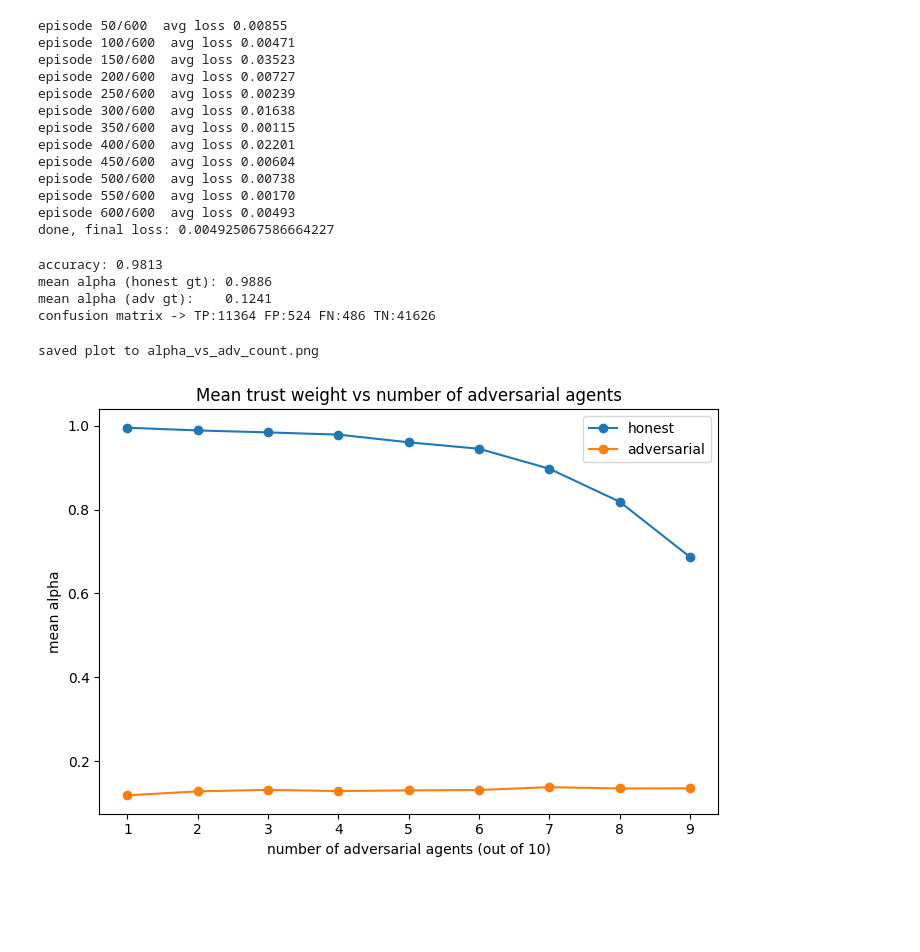
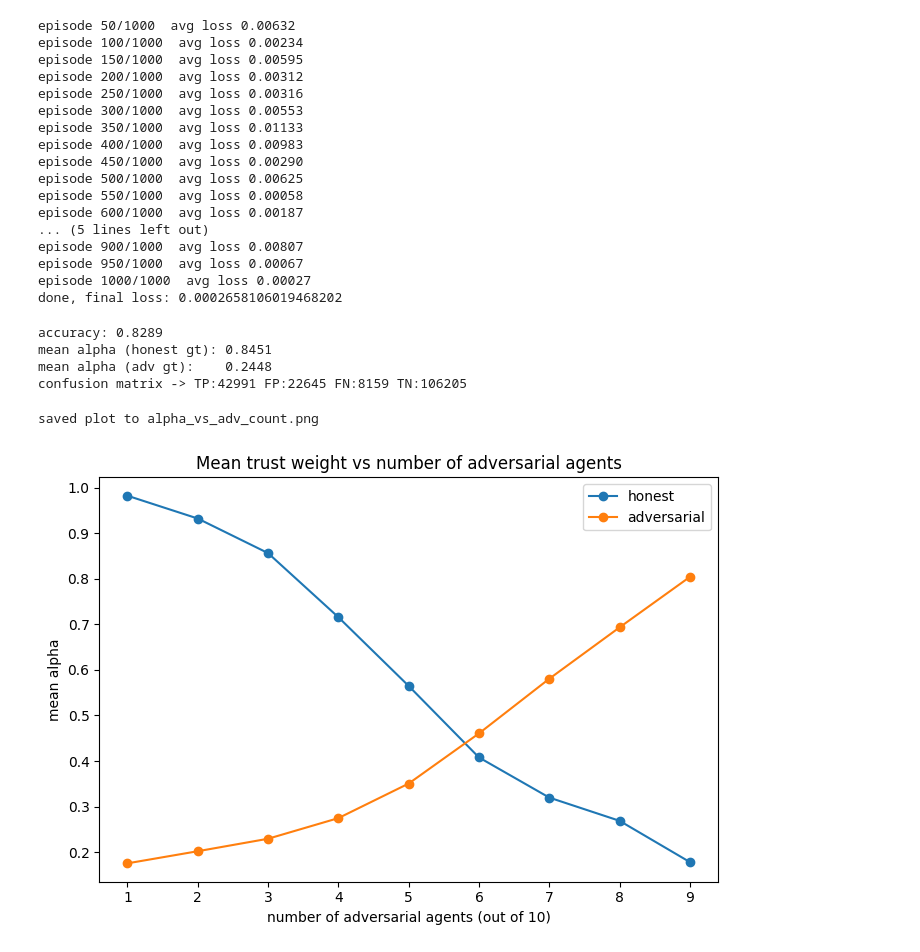
Before and after one commit to sidhu2690/MARL, a Jupyter notebook: Trust_Learning.ipynb, the cells around one changed output. Cells and saved outputs as stored; diff of their text form; code cells hidden in the pictures; blank space fills up the shorter version.

```diff
--- a/Trust_Learning.ipynb
+++ b/Trust_Learning.ipynb
@@ -8,13 +8,13 @@ import matplotlib.pyplot as plt
 
 GRID = 12
 N_ROBOTS = 12
-ADV_FRAC_MAX = 0.9
+ADV_FRAC_MAX = 0.5
 STEPS = 150
 EPSILON = 0.05
 CONTRA_THRESH = 0.2
-EPISODES = 600
+EPISODES = 1000
 LR = 2e-3
-SEED = 0
+SEED = 10
 
 rng = np.random.default_rng(SEED)
 torch.manual_seed(SEED)
@@ -48,13 +48,13 @@ def random_walk(grid, steps):
     cells.append(tuple(pos))
   return cells
 
-def report_value(true_val, adversarial):
-  if adversarial:
-    val = true_val + rng.choice([-1, 1]) * rng.uniform(0.3, 0.6)
-    val += rng.normal(0, 0.1)
-  else:
-    val = true_val + rng.normal(0, 0.02)
-  return float(np.clip(val, 0, 1))
+def report_value(true_val, adversarial, cell):
+    if adversarial:
+        bias_sign = 1 if (hash(cell) % 2 == 0) else -1
+        val = true_val + bias_sign * rng.uniform(0.15, 0.3) + rng.normal(0, 0.05)
+    else:
+        val = true_val + rng.normal(0, 0.02)
+    return float(np.clip(val, 0, 1))
 # %%
 class AlphaNet(nn.Module):
   def __init__(self):
@@ -89,7 +89,7 @@ for ep in range(EPISODES):
     touched_cells = set()
     for i in range(N_ROBOTS):
       cell = walks[i][t]
-      r_i = report_value(G[cell], is_adversarial[i])
+      r_i = report_value(G[cell], is_adversarial[i], cell)
       others = cell_reports.get(cell, [])
       if len(others) > 0:
         residuals = [abs(r_i - r_j) for _, r_j in others]
@@ -126,25 +126,29 @@ for ep in range(EPISODES):
 
 print("done, final loss:", loss_history[-1])
 # %% [output]
-episode 50/600  avg loss 0.00855
-episode 100/600  avg loss 0.00471
-episode 150/600  avg loss 0.03523
-episode 200/600  avg loss 0.00727
-episode 250/600  avg loss 0.00239
-episode 300/600  avg loss 0.01638
-episode 350/600  avg loss 0.00115
-episode 400/600  avg loss 0.02201
-episode 450/600  avg loss 0.00604
-episode 500/600  avg loss 0.00738
-episode 550/600  avg loss 0.00170
-episode 600/600  avg loss 0.00493
-done, final loss: 0.004925067586664227
+episode 50/1000  avg loss 0.00632
+episode 100/1000  avg loss 0.00234
+episode 150/1000  avg loss 0.00595
+episode 200/1000  avg loss 0.00312
+episode 250/1000  avg loss 0.00316
+episode 300/1000  avg loss 0.00553
+episode 350/1000  avg loss 0.01133
+episode 400/1000  avg loss 0.00983
+episode 450/1000  avg loss 0.00290
+episode 500/1000  avg loss 0.00625
+episode 550/1000  avg loss 0.00058
+episode 600/1000  avg loss 0.00187
+... (5 lines left out)
+episode 900/1000  avg loss 0.00807
+episode 950/1000  avg loss 0.00067
+episode 1000/1000  avg loss 0.00027
+done, final loss: 0.0002658106019468202
 # %%
 # Test 1: classification accuracy of alpha (honest vs adversarial), varying n_adv per trial
 
 N_TEST_ROBOTS = 12
-N_TEST_TRIALS = 30
-N_ADV_MAX = 4
+N_TEST_TRIALS = 100
+N_ADV_MAX = 6
 
 all_c_norm, all_z, all_D, all_labels = [], [], [], []
 
@@ -160,7 +164,7 @@ for trial in range(N_TEST_TRIALS):
   for t in range(STEPS):
     for i in range(N_TEST_ROBOTS):
       cell = walks[i][t]
-      r_i = report_value(G[cell], is_adv[i])
+      r_i = report_value(G[cell], is_adv[i], cell)
       others = cell_reports.get(cell, [])
       if others:
         residuals = [abs(r_i - r_j) for _, r_j in others]
@@ -202,10 +206,10 @@ fn = ((pred_labels == 0) & (labels == 1)).sum()
 tn = ((pred_labels == 0) & (labels == 0)).sum()
 print(f"confusion matrix -> TP:{tp} FP:{fp} FN:{fn} TN:{tn}")
 # %% [output]
-accuracy: 0.9813
-mean alpha (honest gt): 0.9886
-mean alpha (adv gt):    0.1241
-confusion matrix -> TP:11364 FP:524 FN:486 TN:41626
+accuracy: 0.8289
+mean alpha (honest gt): 0.8451
+mean alpha (adv gt):    0.2448
+confusion matrix -> TP:42991 FP:22645 FN:8159 TN:106205
 # %%
 # Test 2: mean alpha vs number of adversarial agents
 
@@ -232,7 +236,7 @@ for n_adv in adv_counts:
     for t in range(STEPS):
       for i in range(N_ROBOTS_FIXED):
         cell = walks[i][t]
-        r_i = report_value(G[cell], is_adv[i])
+        r_i = report_value(G[cell], is_adv[i], cell)
         others = cell_reports.get(cell, [])
         if others:
           residuals = [abs(r_i - r_j) for _, r_j in others]
@@ -242,31 +246,31 @@ for n_adv in adv_counts:
             if abs(r_i - r_j) > CONTRA_THRESH:
               c[i] += 1
               c[j] += 1
         cell_reports.setdefault(cell, []).append((i, r_i))
       mu_c, sigma_c = c.mean(), c.std()
       z = (c - mu_c) / (sigma_c + EPSILON)
       D = np.divide(D_sum, D_n, out=np.zeros_like(D_sum), where=D_n > 0)
       c_norm = c / (t + 1)
       feats = torch.tensor(np.stack([c_norm, z, D], axis=1), dtype=torch.float32)
       with torch.no_grad():
         alpha = alpha_net(feats).numpy()
       honest_alpha_over_time.append(alpha[~is_adv].mean())
       adv_alpha_over_time.append(alpha[is_adv].mean())
     honest_trials.append(np.mean(honest_alpha_over_time))
     adv_trials.append(np.mean(adv_alpha_over_time))
   honest_alpha_curve.append(np.mean(honest_trials))
   adv_alpha_curve.append(np.mean(adv_trials))
 
 plt.figure(figsize=(7, 5))
 plt.plot(adv_counts, honest_alpha_curve, marker='o', label='honest')
 plt.plot(adv_counts, adv_alpha_curve, marker='o', label='adversarial')
 plt.xlabel("number of adversarial agents (out of 10)")
 plt.ylabel("mean alpha")
 plt.title("Mean trust weight vs number of adversarial agents")
 plt.legend()
 plt.tight_layout()
 plt.savefig("alpha_vs_adv_count.png", dpi=130)
 print("saved plot to alpha_vs_adv_count.png")
 # %% [output]
 saved plot to alpha_vs_adv_count.png
-[figure, old version]
+[figure, new version]
```
